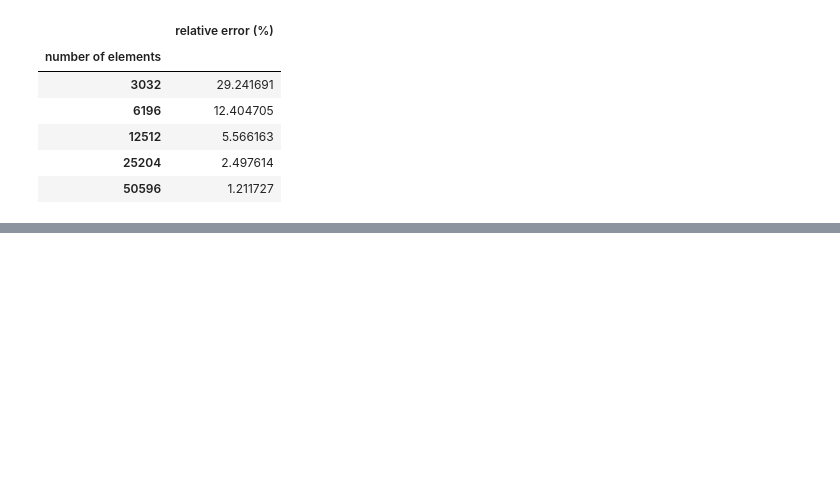
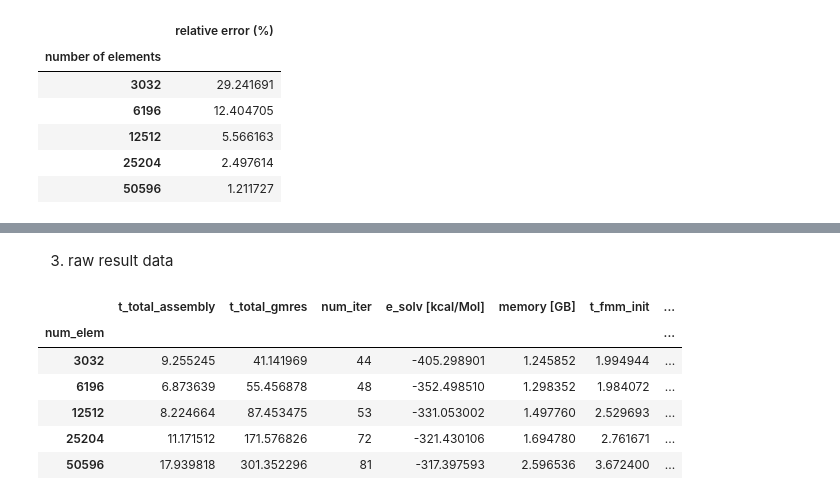
Before and after one commit to barbagroup/bempp_exafmm_paper, a Jupyter notebook: repro-pack/5PTI_convergence.ipynb, the cells around one changed output, grey strips where cells are left out. Saved outputs shown, nothing was run; the diff lists cells and outputs as text; code cells hidden in the pictures; blank space fills up the shorter version.

```diff
--- a/repro-pack/5PTI_convergence.ipynb
+++ b/repro-pack/5PTI_convergence.ipynb
@@ -117,0 +109,12 @@ pd.DataFrame({'number of elements': direct_5PTI_df.index, 'relative error (%)':
+# %% [markdown]
+3. raw result data
+# %%
+direct_5PTI_df
+# %% [output]
+|  | t_total_assembly | t_total_gmres | num_iter | e_solv [kcal/Mol] | memory [GB] | t_fmm_init | ... |
+| num_elem |  |  |  |  |  |  | ... |
+| 3032 | 9.255245 | 41.141969 | 44 | -405.298901 | 1.245852 | 1.994944 | ... |
+| 6196 | 6.873639 | 55.456878 | 48 | -352.498510 | 1.298352 | 1.984072 | ... |
+| 12512 | 8.224664 | 87.453475 | 53 | -331.053002 | 1.497760 | 2.529693 | ... |
+| 25204 | 11.171512 | 171.576826 | 72 | -321.430106 | 1.694780 | 2.761671 | ... |
+| 50596 | 17.939818 | 301.352296 | 81 | -317.397593 | 2.596536 | 3.672400 | ... |
```
Also changed, not shown: parts of 13 cells of this notebook, 10 other files.
